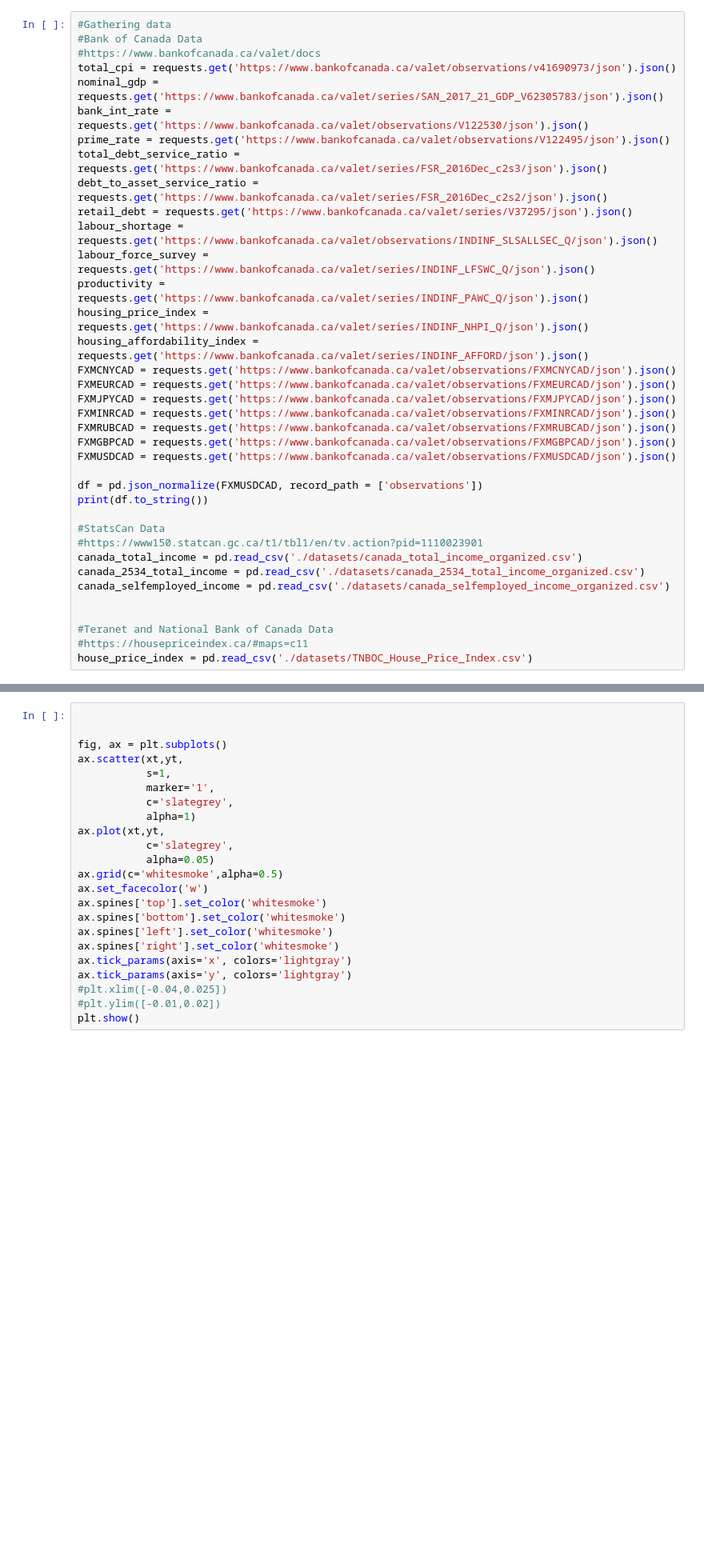
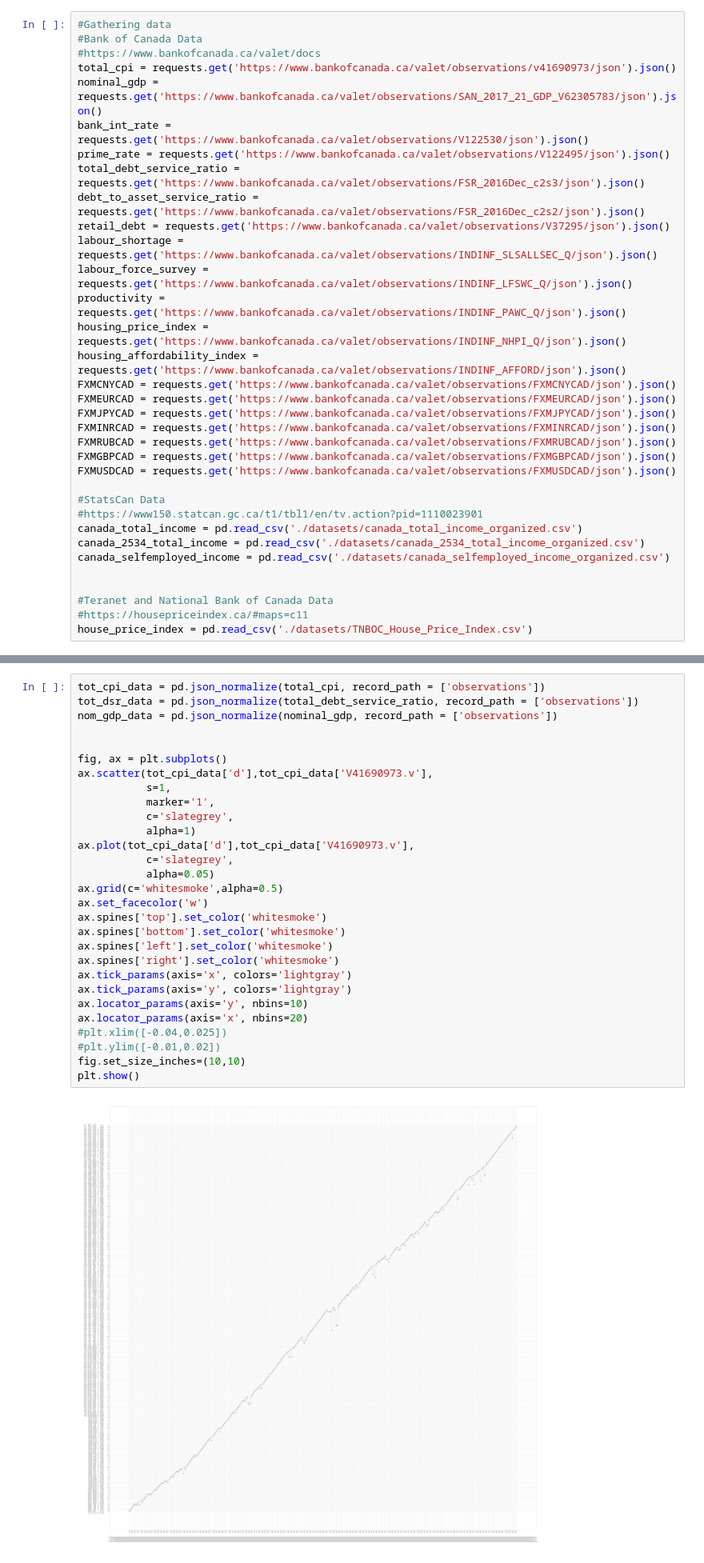
Before and after one commit to olssonmatt/housing-market, a Jupyter notebook: housing-market.ipynb, the cells around one changed output, grey strips where cells are left out. Shown at 80% size. Drawn from its saved outputs; the diff is of its cells as text; blank space fills up the shorter version.

```diff
--- a/housing-market.ipynb
+++ b/housing-market.ipynb
@@ -15,17 +14,17 @@ print(response)
 #Bank of Canada Data
 #https://www.bankofcanada.ca/valet/docs
 total_cpi = requests.get('https://www.bankofcanada.ca/valet/observations/v41690973/json').json()
-nominal_gdp = requests.get('https://www.bankofcanada.ca/valet/series/SAN_2017_21_GDP_V62305783/json').json()
+nominal_gdp = requests.get('https://www.bankofcanada.ca/valet/observations/SAN_2017_21_GDP_V62305783/json').json()
 bank_int_rate = requests.get('https://www.bankofcanada.ca/valet/observations/V122530/json').json()
 prime_rate = requests.get('https://www.bankofcanada.ca/valet/observations/V122495/json').json()
-total_debt_service_ratio = requests.get('https://www.bankofcanada.ca/valet/series/FSR_2016Dec_c2s3/json').json()
-debt_to_asset_service_ratio = requests.get('https://www.bankofcanada.ca/valet/series/FSR_2016Dec_c2s2/json').json()
-retail_debt = requests.get('https://www.bankofcanada.ca/valet/series/V37295/json').json()
+total_debt_service_ratio = requests.get('https://www.bankofcanada.ca/valet/observations/FSR_2016Dec_c2s3/json').json()
+debt_to_asset_service_ratio = requests.get('https://www.bankofcanada.ca/valet/observations/FSR_2016Dec_c2s2/json').json()
+retail_debt = requests.get('https://www.bankofcanada.ca/valet/observations/V37295/json').json()
 labour_shortage = requests.get('https://www.bankofcanada.ca/valet/observations/INDINF_SLSALLSEC_Q/json').json()
-labour_force_survey = requests.get('https://www.bankofcanada.ca/valet/series/INDINF_LFSWC_Q/json').json()
-productivity = requests.get('https://www.bankofcanada.ca/valet/series/INDINF_PAWC_Q/json').json()
-housing_price_index = requests.get('https://www.bankofcanada.ca/valet/series/INDINF_NHPI_Q/json').json()
-housing_affordability_index = requests.get('https://www.bankofcanada.ca/valet/series/INDINF_AFFORD/json').json()
+labour_force_survey = requests.get('https://www.bankofcanada.ca/valet/observations/INDINF_LFSWC_Q/json').json()
+productivity = requests.get('https://www.bankofcanada.ca/valet/observations/INDINF_PAWC_Q/json').json()
+housing_price_index = requests.get('https://www.bankofcanada.ca/valet/observations/INDINF_NHPI_Q/json').json()
+housing_affordability_index = requests.get('https://www.bankofcanada.ca/valet/observations/INDINF_AFFORD/json').json()
 FXMCNYCAD = requests.get('https://www.bankofcanada.ca/valet/observations/FXMCNYCAD/json').json()
 FXMEURCAD = requests.get('https://www.bankofcanada.ca/valet/observations/FXMEURCAD/json').json()
 FXMJPYCAD = requests.get('https://www.bankofcanada.ca/valet/observations/FXMJPYCAD/json').json()
@@ -33,9 +32,6 @@ FXMINRCAD = requests.get('https://www.bankofcanada.ca/valet/observations/FXMINRC
 FXMRUBCAD = requests.get('https://www.bankofcanada.ca/valet/observations/FXMRUBCAD/json').json()
 FXMGBPCAD = requests.get('https://www.bankofcanada.ca/valet/observations/FXMGBPCAD/json').json()
 FXMUSDCAD = requests.get('https://www.bankofcanada.ca/valet/observations/FXMUSDCAD/json').json()
-
-df = pd.json_normalize(FXMUSDCAD, record_path = ['observations'])
-print(df.to_string())
 
 #StatsCan Data
 #https://www150.statcan.gc.ca/t1/tbl1/en/tv.action?pid=1110023901
@@ -68,23 +70,31 @@ house_price_index = pd.read_csv('./datasets/TNBOC_House_Price_Index.csv')
 # %%
+tot_cpi_data = pd.json_normalize(total_cpi, record_path = ['observations'])
+tot_dsr_data = pd.json_normalize(total_debt_service_ratio, record_path = ['observations'])
+nom_gdp_data = pd.json_normalize(nominal_gdp, record_path = ['observations'])
 
 
 fig, ax = plt.subplots()
-ax.scatter(xt,yt,
+ax.scatter(tot_cpi_data['d'],tot_cpi_data['V41690973.v'],
            s=1,
            marker='1',
            c='slategrey',
            alpha=1)
-ax.plot(xt,yt,
+ax.plot(tot_cpi_data['d'],tot_cpi_data['V41690973.v'],
            c='slategrey',
            alpha=0.05)
 ax.grid(c='whitesmoke',alpha=0.5)
 ax.set_facecolor('w')
 ax.spines['top'].set_color('whitesmoke')
 ax.spines['bottom'].set_color('whitesmoke')
 ax.spines['left'].set_color('whitesmoke')
 ax.spines['right'].set_color('whitesmoke')
 ax.tick_params(axis='x', colors='lightgray')
 ax.tick_params(axis='y', colors='lightgray')
+ax.locator_params(axis='y', nbins=10)
+ax.locator_params(axis='x', nbins=20)
 #plt.xlim([-0.04,0.025])
 #plt.ylim([-0.01,0.02])
+fig.set_size_inches=(10,10)
 plt.show()
+# %% [output]
+[figure, added]
```
Also changed, not shown: parts of 3 cells of this notebook.
